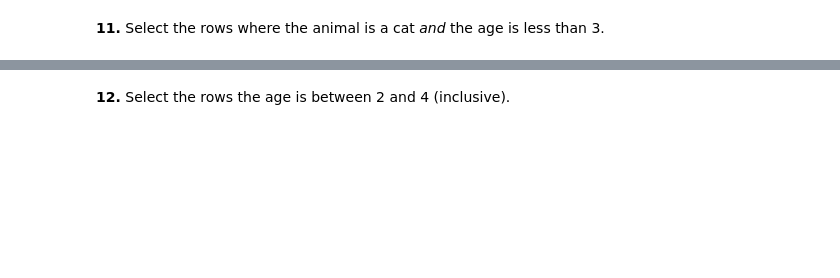
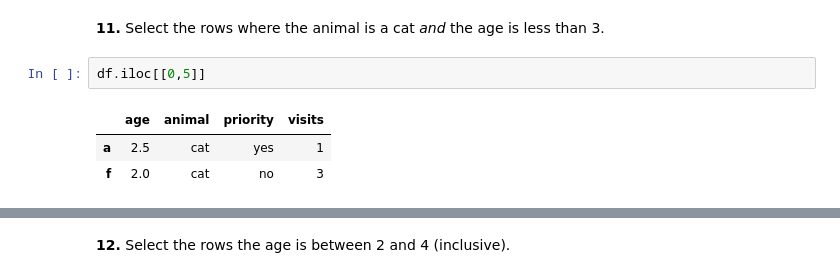
Before and after one commit to JonMer1198/100-pandas-puzzles, a Jupyter notebook: 100-pandas-puzzles.ipynb, the cells around one changed output, grey strips where cells are left out. Drawn from its saved outputs; the diff is of its cells as text; blank space fills up the shorter version.

```diff
--- a/100-pandas-puzzles.ipynb
+++ b/100-pandas-puzzles.ipynb
@@ -154,2 +202,8 @@ df.iloc[[1,3,5],[3]]
 # %% [markdown]
 **11.** Select the rows where the animal is a cat *and* the age is less than 3.
+# %%
+df.iloc[[0,5]]
+# %% [output]
+|  | age | animal | priority | visits |
+| a | 2.5 | cat | yes | 1 |
+| f | 2.0 | cat | no | 3 |
```
Also changed, not shown: parts of 9 cells of this notebook.
